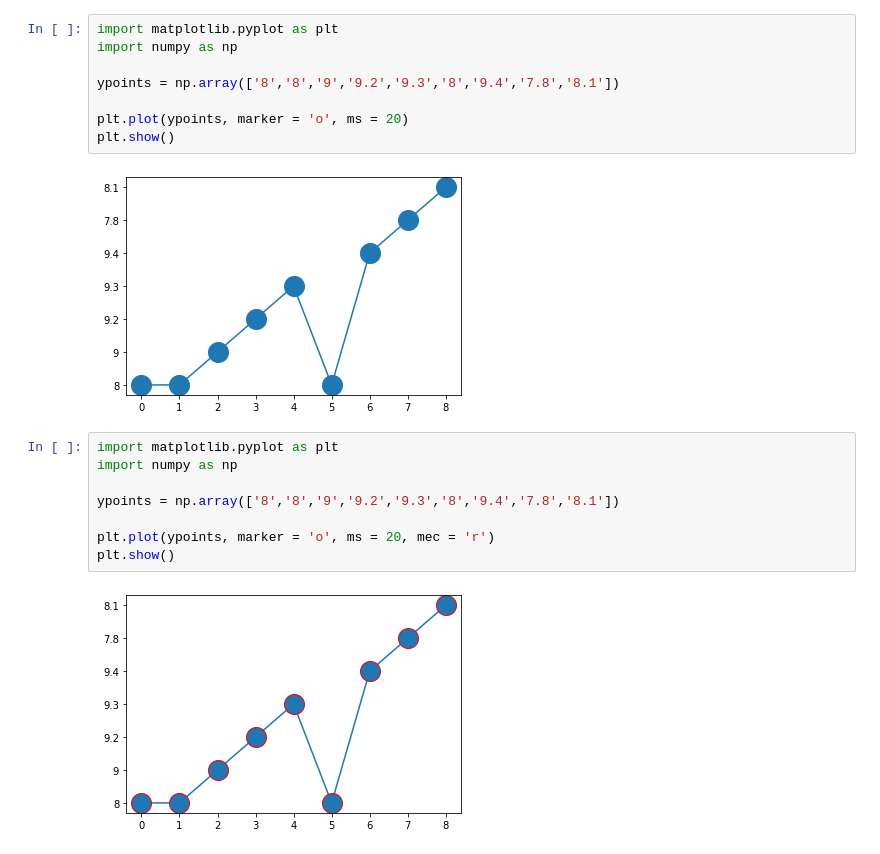
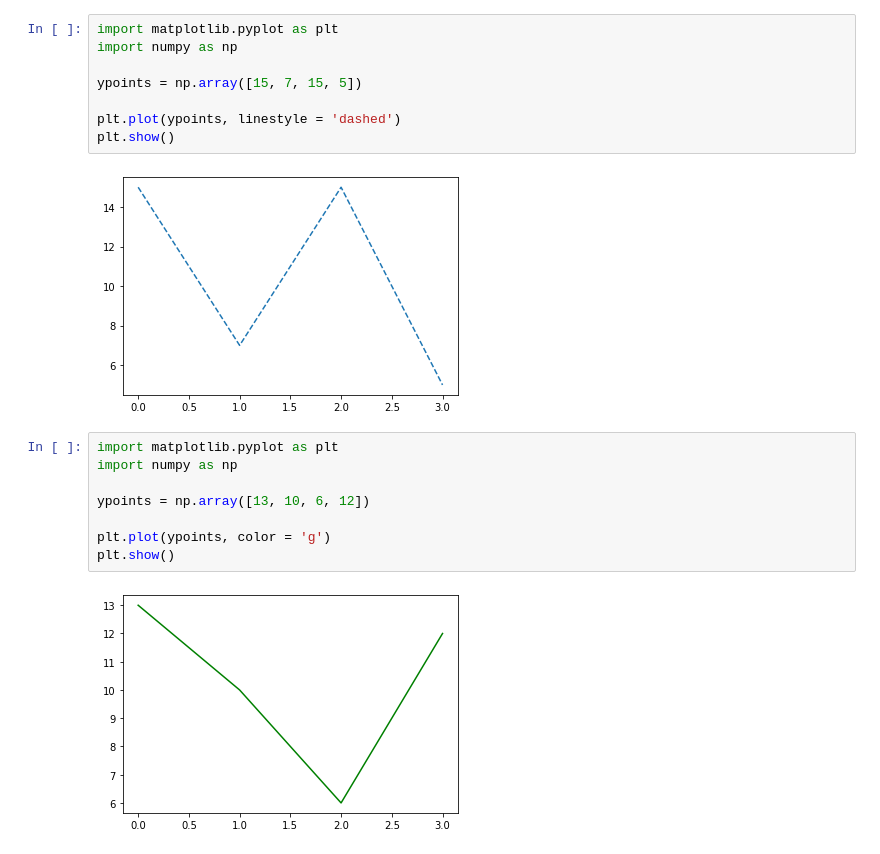
Before and after one commit to sreekar-1726/c-practice, a Jupyter notebook: Untitled19.ipynb, the cells around one changed output. Cells and saved outputs as stored; diff of their text form.

```diff
--- a/Untitled19.ipynb
+++ b/Untitled19.ipynb
@@ -56,19 +107,19 @@ plt.show()
 import matplotlib.pyplot as plt
 import numpy as np
 
-ypoints = np.array(['8','8','9','9.2','9.3','8','9.4','7.8','8.1'])
+ypoints = np.array([15, 7, 15, 5])
 
-plt.plot(ypoints, marker = 'o', ms = 20)
+plt.plot(ypoints, linestyle = 'dashed')
 plt.show()
 # %% [output]
-[figure, old version]
+[figure, new version]
 # %%
 import matplotlib.pyplot as plt
 import numpy as np
 
-ypoints = np.array(['8','8','9','9.2','9.3','8','9.4','7.8','8.1'])
+ypoints = np.array([13, 10, 6, 12])
 
-plt.plot(ypoints, marker = 'o', ms = 20, mec = 'r')
+plt.plot(ypoints, color = 'g')
 plt.show()
 # %% [output]
-[figure, old version]
+[figure, new version]
```
Also changed, not shown: parts of 14 cells of this notebook.
